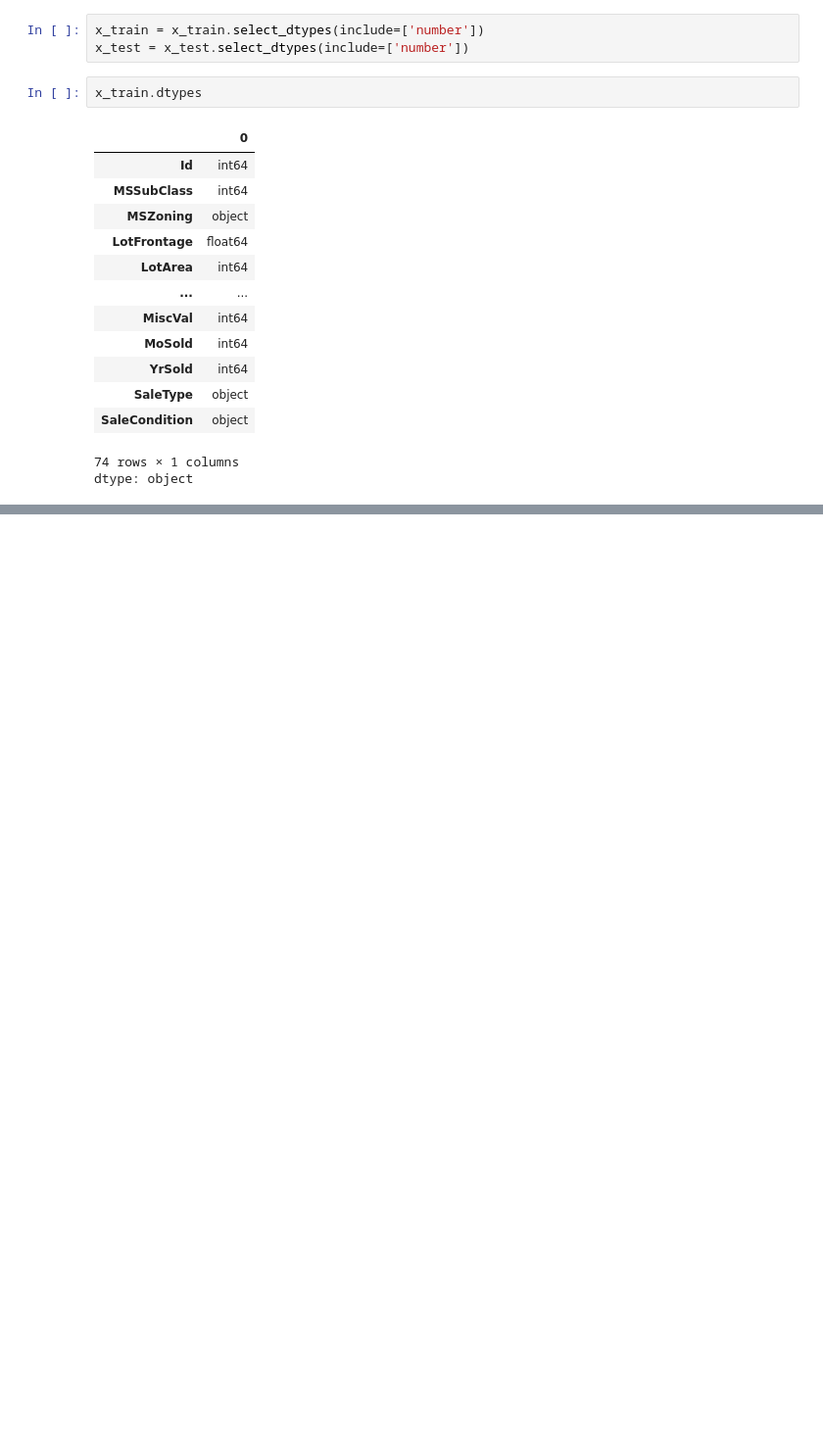
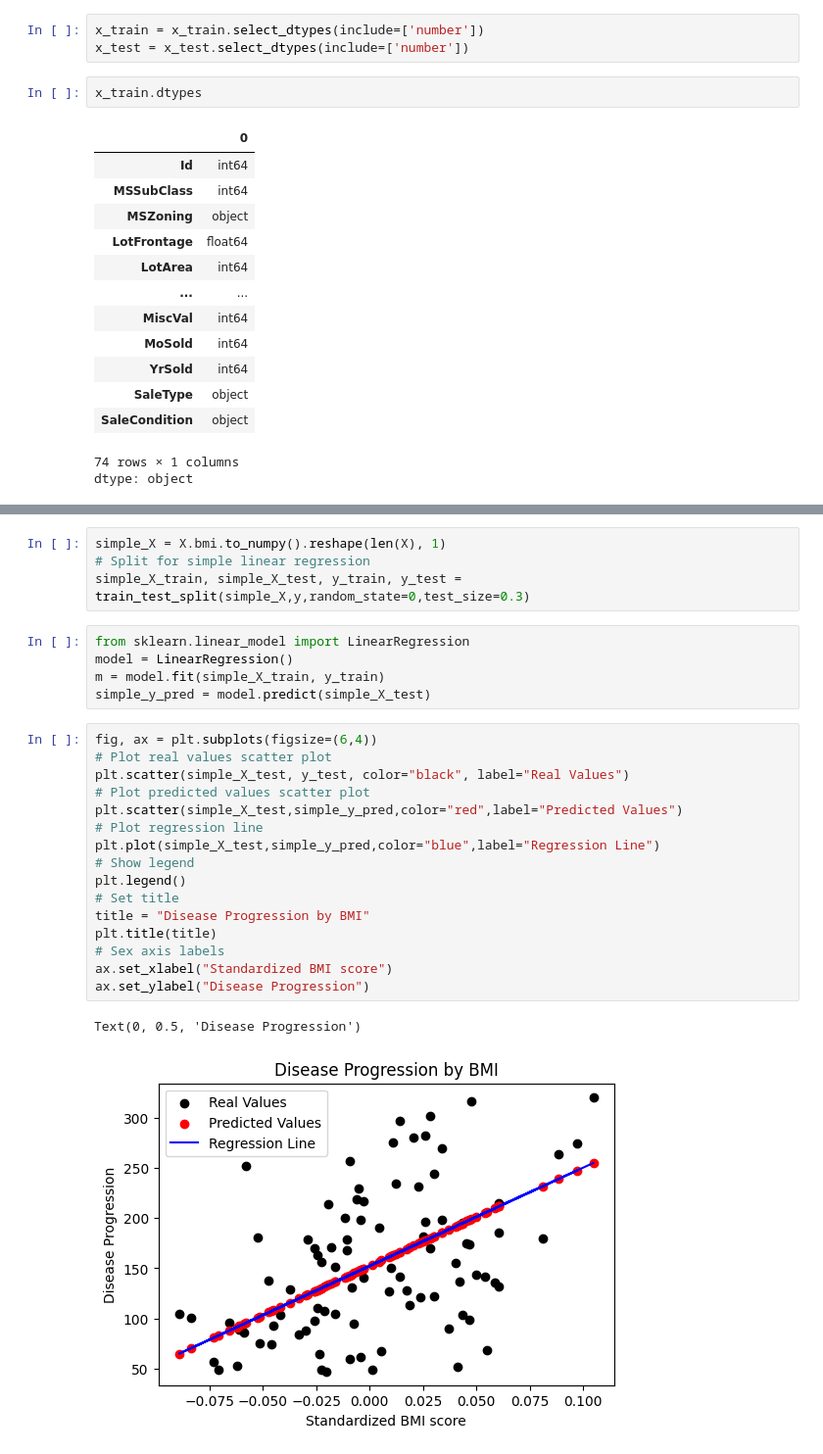
Before and after one commit to Madathanapalleleena/ML_LAB_152, a Jupyter notebook: ML_Lab_Practice.ipynb, the cells around one changed output, grey strips where cells are left out. Shown at 98% size. Drawn from its saved outputs; the diff is of its cells as text; blank space fills up the shorter version.

```diff
--- a/ML_Lab_Practice.ipynb
+++ b/ML_Lab_Practice.ipynb
@@ -1571,0 +1642,28 @@ dtype: object
+# %%
+simple_X = X.bmi.to_numpy().reshape(len(X), 1)
+# Split for simple linear regression
+simple_X_train, simple_X_test, y_train, y_test = train_test_split(simple_X,y,random_state=0,test_size=0.3)
+# %%
+from sklearn.linear_model import LinearRegression
+model = LinearRegression()
+m = model.fit(simple_X_train, y_train)
+simple_y_pred = model.predict(simple_X_test)
+# %%
+fig, ax = plt.subplots(figsize=(6,4))
+# Plot real values scatter plot
+plt.scatter(simple_X_test, y_test, color="black", label="Real Values")
+# Plot predicted values scatter plot
+plt.scatter(simple_X_test,simple_y_pred,color="red",label="Predicted Values")
+# Plot regression line
+plt.plot(simple_X_test,simple_y_pred,color="blue",label="Regression Line")
+# Show legend
+plt.legend()
+# Set title
+title = "Disease Progression by BMI"
+plt.title(title)
+# Sex axis labels
+ax.set_xlabel("Standardized BMI score")
+ax.set_ylabel("Disease Progression")
+# %% [output]
+Text(0, 0.5, 'Disease Progression')
+[figure, added]
```
Also changed, not shown: parts of 23 cells of this notebook.
